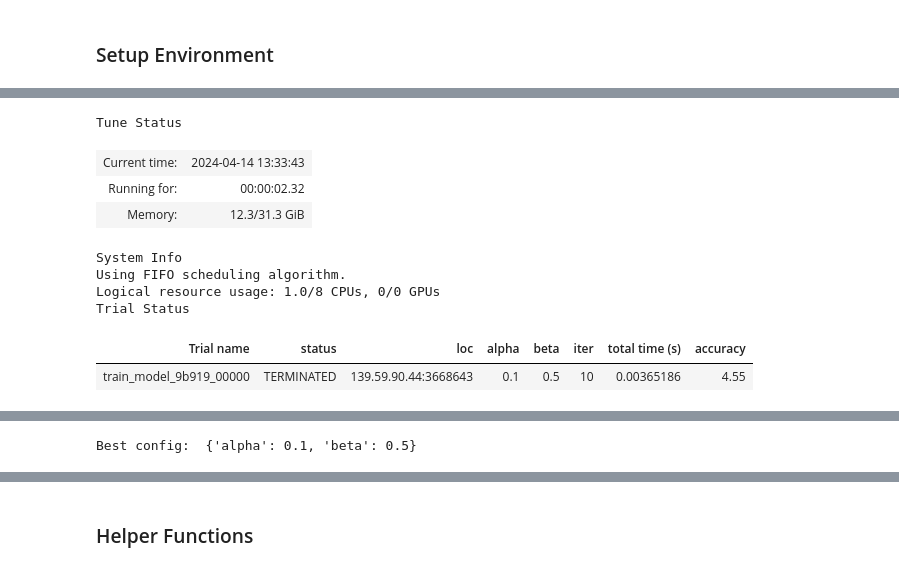
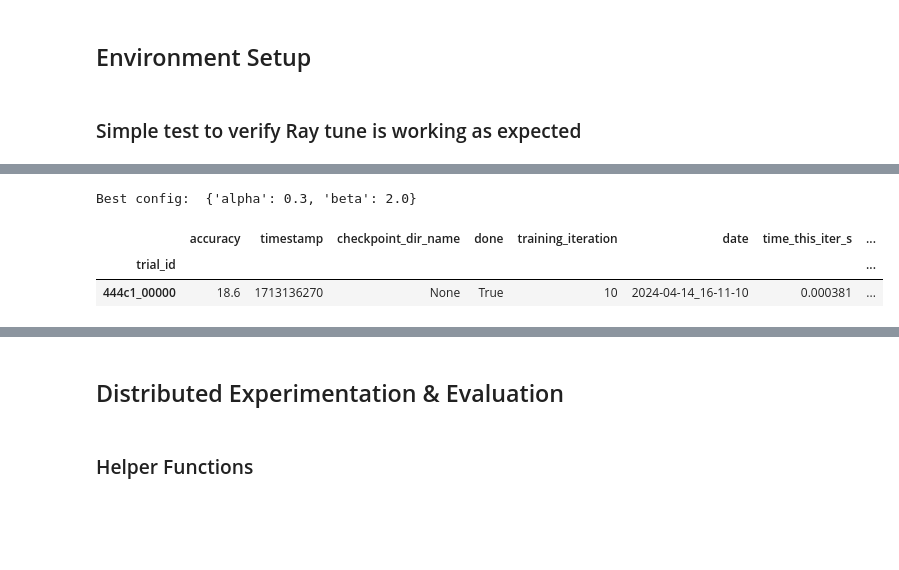
Before and after one commit to aishwaryaprabhat/goku, a Jupyter notebook: goku/dream/3_Distributed_RAG_Experimentation_Evaluation.ipynb, the cells around one changed output, grey strips where cells are left out. Cells and saved outputs as stored; diff of their text form; code cells hidden in the pictures; blank space fills up the shorter version.

```diff
--- a/goku/dream/3_Distributed_RAG_Experimentation_Evaluation.ipynb
+++ b/goku/dream/3_Distributed_RAG_Experimentation_Evaluation.ipynb
@@ -1,5 +1,5 @@
 # %% [markdown]
-### Setup Environment
+## Environment Setup
 # %%
 import os
 import ray
@@ -35,8 +35,12 @@ def init_ray():
     ray.init(runtime_env=runtime_env, include_dashboard=True, log_to_driver=False)
 
 # init_ray()
+# %% [markdown]
+### Simple test to verify Ray tune is working as expected
 # %%
 from ray import tune, train
+
+init_ray()
 
 def train_model(config):
     # Simulated training logic
@@ -70,10 +75,4 @@ df
-Tune Status
+Best config:  {'alpha': 0.3, 'beta': 2.0}
-| Current time: | 2024-04-14 13:33:43 |
-| Running for: | 00:00:02.32 |
-| Memory: | 12.3/31.3 GiB |
+|  | accuracy | timestamp | checkpoint_dir_name | done | training_iteration | date | time_this_iter_s | ... |
+| trial_id |  |  |  |  |  |  |  | ... |
+| 444c1_00000 | 18.6 | 1713136270 | None | True | 10 | 2024-04-14_16-11-10 | 0.000381 | ... |
-System Info
-Using FIFO scheduling algorithm.
-Logical resource usage: 1.0/8 CPUs, 0/0 GPUs
-Trial Status
-| Trial name | status | loc | alpha | beta | iter | total time (s) | accuracy |
-| train_model_9b919_00000 | TERMINATED | 139.59.90.44:3668643 | 0.1 | 0.5 | 10 | 0.00365186 | 4.55 |
@@ -85 +78,0 @@ You can suppress this error by setting the environment variable TUNE_WARN_EXCESS
-Best config:  {'alpha': 0.1, 'beta': 0.5}
@@ -89,3 +79,5 @@ Best config:  {'alpha': 0.1, 'beta': 0.5}
+# %% [markdown]
+## Distributed Experimentation & Evaluation
 # %% [markdown]
 ### Helper Functions
 # %%
```
Also changed, not shown: parts of 4 cells of this notebook, 5 other files.
